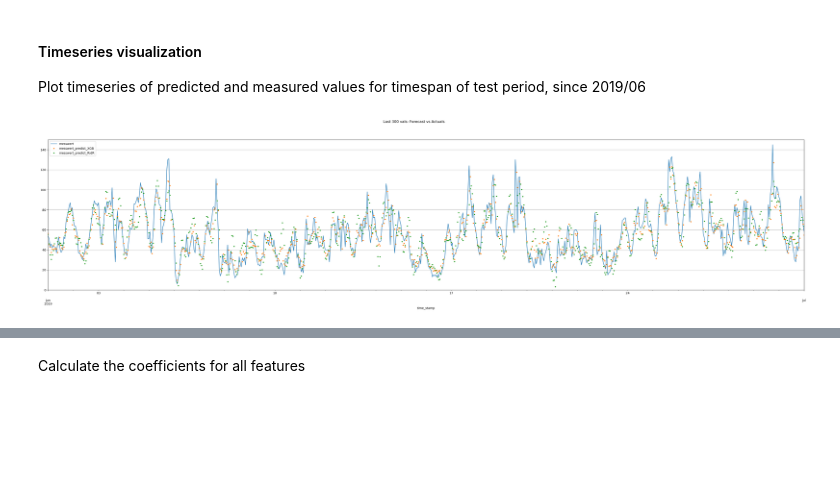
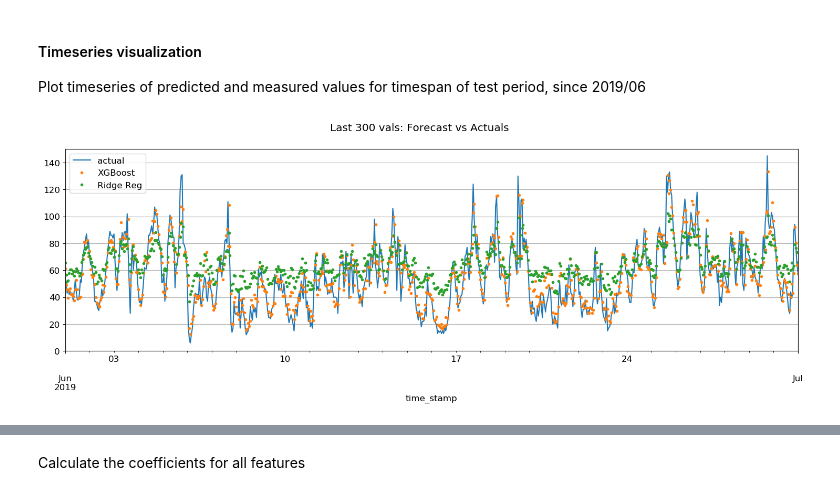
Before and after one commit to AnnaBooki/ml_test, a Jupyter notebook: Logistic_REG.ipynb, the cells around one changed output, grey strips where cells are left out. Cells and saved outputs as stored; diff of their text form; code cells hidden in the pictures; blank space fills up the shorter version.

```diff
--- a/Logistic_REG.ipynb
+++ b/Logistic_REG.ipynb
@@ -689,10 +709,4 @@ model = XGBRegressor(n_estimators=5000,
 # %%
-model.fit(X_train_scaled, y_train,
-        eval_set=[(X_train_scaled, y_train), (X_test_scaled, y_test)],
-        early_stopping_rounds=10,
-       verbose=False)
-    #X_train_scaled, y_train)
-
 importance = model.feature_importances_
 
 coefs_xgb = pd.DataFrame(importance, X_train.columns)
@@ -727,7 +741,7 @@ plt.show()
 Join Dataframes for prediction- and actual data
 # %%
 ## XGBmodel
-df_test['messwert_predict_XGB'] = model.predict(X_test_scaled)
+df_test['messwert_predict_XGB'] = y_pred
 df_test['messwert_predict_XGB'].shift(-1).dropna(inplace=True)
 df_all = pd.concat([df_filtered, df_test], sort=False)
 
@@ -886,9 +888,8 @@ Dont modfiy dimensionality of target, keep samples (rows), but select just the m
 # %%
 from sklearn.decomposition import PCA
 
-pca = PCA(n_components=0.95)
+pca = PCA(n_components=200) #0.95)
 # n_components corresponds to a ratio of varinace of 95% that should be reserve, #svd_solver= 'full'), whiten=True)
-#pca.fit(X_train_scaled)
 
 X_train_pca = pca.fit_transform(X_train_scaled)
 X_test_pca = pca.transform(X_test_scaled)#, y_test)
@@ -934,12 +959,14 @@ Apply a Ridge Regression Model
 # %%
-rid_reg= Ridge(alpha=1)
+from sklearn.linear_model import RidgeCV
+
+#rid_reg= RidgeCV(alphas = [0.01, 0.1, 1.0, 2.0], normalize=True, store_cv_values=True, cv=None)
+rid_reg = Ridge(alpha=1.0, solver='sag', max_iter=100, normalize=True, random_state=42)
 ##  higher value of alpha restricts the coefficients further,
 ## alpha=1 means linear regression
+
 rid_reg.fit(X_train_pca, y_train)
 
-## predictions on independent variable from training+validation DS
-y_train_pred = rid_reg.predict(X_train_pca)
+
+# predictions on independent variable from training+validation DS
+y_pred_train = rid_reg.predict(X_train_pca)
 y_pred = rid_reg.predict(X_test_pca)
-
-## convert np.array to pd.series
-y_pred = pd.Series(y_pred)
@@ -1122,21 +1157,26 @@ F1 score: 0.8832399827660491
 Plot timeseries of predicted and measured values for timespan of test period, since 2019/06
 # %%
 # Plot the forecast with the actuals
-f, ax = plt.subplots(1)
-f.set_figheight(9)
-f.set_figwidth(45)
+fig, ax = plt.subplots(1)
+fig.set_figheight(5)
+fig.set_figwidth(18)
 
-_ = df_all[['messwert']].plot(ax=ax, style=['-','-'], label= 'actual')
-_ = df_all[['messwert_predict_XGB']].plot(ax=ax, style=['.'], label= 'XGBoost')
-_ = df_all[['messwert_predict_RidR']].plot(ax=ax, style=['.'], label= 'Ridge Reg')
+plt.rcParams.update({'font.size': 12})
+
+_ = df_all['messwert'].plot(ax=ax, style=['-','-'], label= 'actual')
+_ = df_all['messwert_predict_XGB'].plot(ax=ax, style=['.'], label= 'XGBoost')
+_ = df_all['messwert_predict_RidR'].plot(ax=ax, style=['.'], label= 'Ridge Reg.')
 
 
 ax.set_xbound(lower='2019-06-01', upper='2019-07-01')
 ax.set_ylim(0, 150)
+ax.legend(loc='upper left')
+plt.suptitle('Last 300 vals: Forecast vs Actuals')
 plt.grid()
-plot = plt.suptitle('Last 300 vals: Forecast vs Actuals')
+
+fig.savefig('TS_actualVSml.png', dpi=300)
 # %% [output]
-[figure, old version]
+[figure, new version]
 # %%
 fig, ax = plt.subplots(1)
 fig.set_figheight(5)
```
Also changed, not shown: parts of 53 cells of this notebook.
